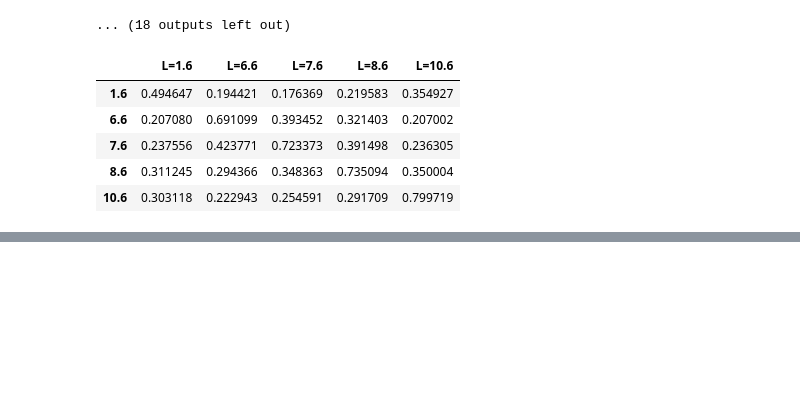
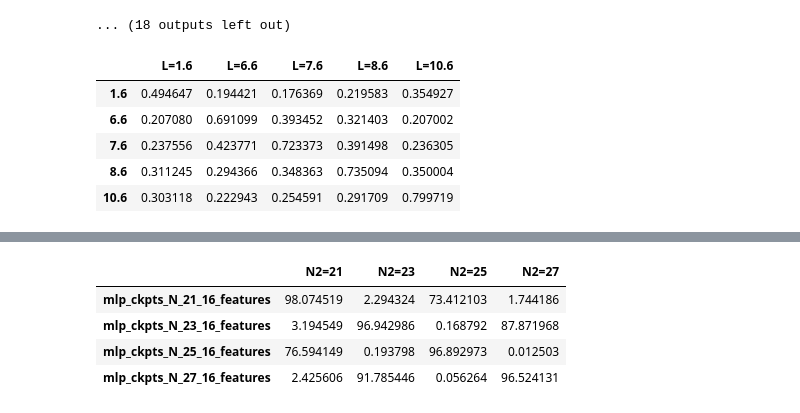
Before and after one commit to alexeyhorkin/ml_dl_with_topology_data, a Jupyter notebook: notebooks/eda/models_analysis.ipynb, the cells around one changed output, grey strips where cells are left out. Saved outputs shown, nothing was run; the diff lists cells and outputs as text; code cells hidden in the pictures; blank space fills up the shorter version.

```diff
--- a/notebooks/eda/models_analysis.ipynb
+++ b/notebooks/eda/models_analysis.ipynb
@@ -121,14 +121,13 @@ def create_dataset(l='1.6'):
     X = utils.normalize_data(X)
     return X, Y
 # %%
-def get_loaderes(l='1.6', add_axis=False):
-    X, Y = create_dataset(l)
+def get_loaderes(l='1.6', add_axis=False, num_features=16):
+    X, Y = create_dataset(l, num_features)
     if add_axis:
         X = np.expand_dims(X, axis=1)
     return utils.create_dataloaders(X, Y)
 # %%
-def multy_cross_test(model, ckpts_paths, add_axis=False):
-    L = ['1.6', '6.6', '7.6', '8.6', '10.6']
+def multy_cross_test(model, ckpts_paths, L = ('1.6', '6.6', '7.6', '8.6', '10.6'), add_axis=False, n_features=16):
 
     data = {p: [] for p in ckpts_paths}
 
@@ -137,11 +136,11 @@ def multy_cross_test(model, ckpts_paths, add_axis=False):
         ckpt = torch.load(p_join('..', 'dl', ckpt_path, 'model_best.ckpt'))
         model.load_state_dict(ckpt)
         for l in L:
-            _, loader = get_loaderes(l, add_axis)
+            _, loader = get_loaderes(l, add_axis, n_features)
             acc = utils.test_model(model, loader, device='cpu')
             data[ckpt_path].append(acc)
 
-    df = pd.DataFrame.from_dict(data, orient='index', columns=[f'L={l}' for l in L])
+    df = pd.DataFrame.from_dict(data, orient='index', columns=[f'{l}' for l in L])
     return df
 # %%
 model = dl_models.MlpNeLight(in_features=16)
@@ -261,0 +398,6 @@ df
+# %%
+n_feat = 16
+model = dl_models.MlpNeLight(in_features=n_feat)
+ckpts_paths = ['mlp_ckpts_N_21_16_features', 'mlp_ckpts_N_23_16_features',
+               'mlp_ckpts_N_25_16_features', 'mlp_ckpts_N_27_16_features']
+df = multy_cross_test(model, ckpts_paths, L=['N2=21', 'N2=23', 'N2=25', 'N2=27'], n_features=n_feat)
@@ -261,0 +421,8 @@ df
+# %%
+df
+# %% [output]
+|  | N2=21 | N2=23 | N2=25 | N2=27 |
+| mlp_ckpts_N_21_16_features | 98.074519 | 2.294324 | 73.412103 | 1.744186 |
+| mlp_ckpts_N_23_16_features | 3.194549 | 96.942986 | 0.168792 | 87.871968 |
+| mlp_ckpts_N_25_16_features | 76.594149 | 0.193798 | 96.892973 | 0.012503 |
+| mlp_ckpts_N_27_16_features | 2.425606 | 91.785446 | 0.056264 | 96.524131 |
```
Also changed, not shown: parts of 12 cells of this notebook.
